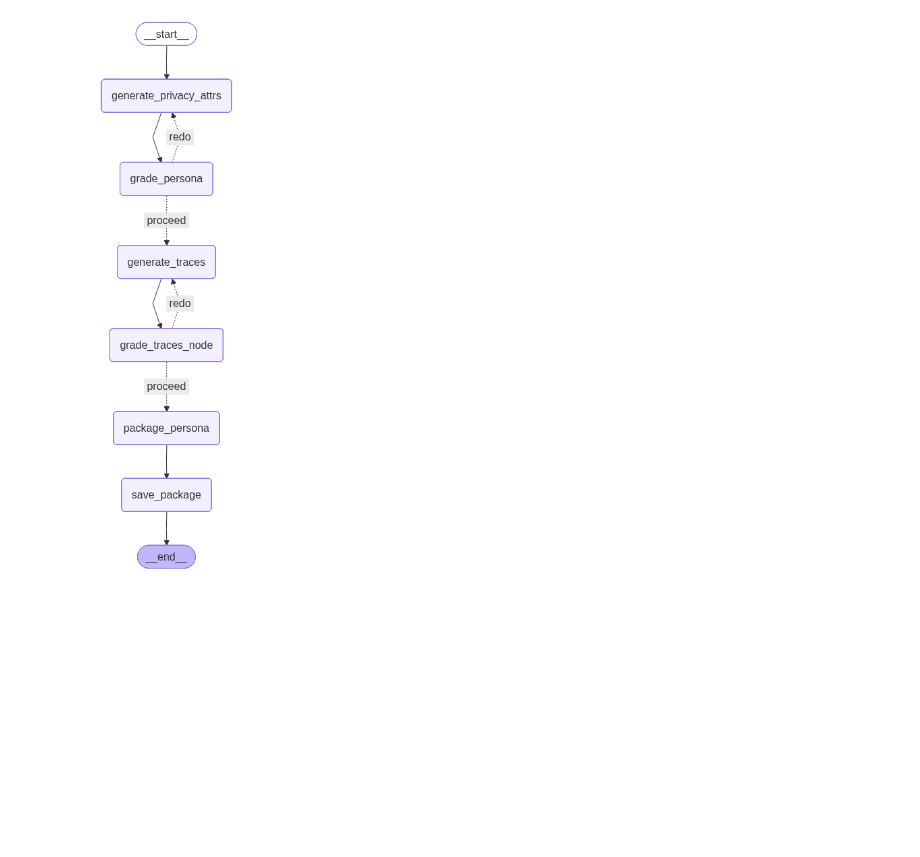
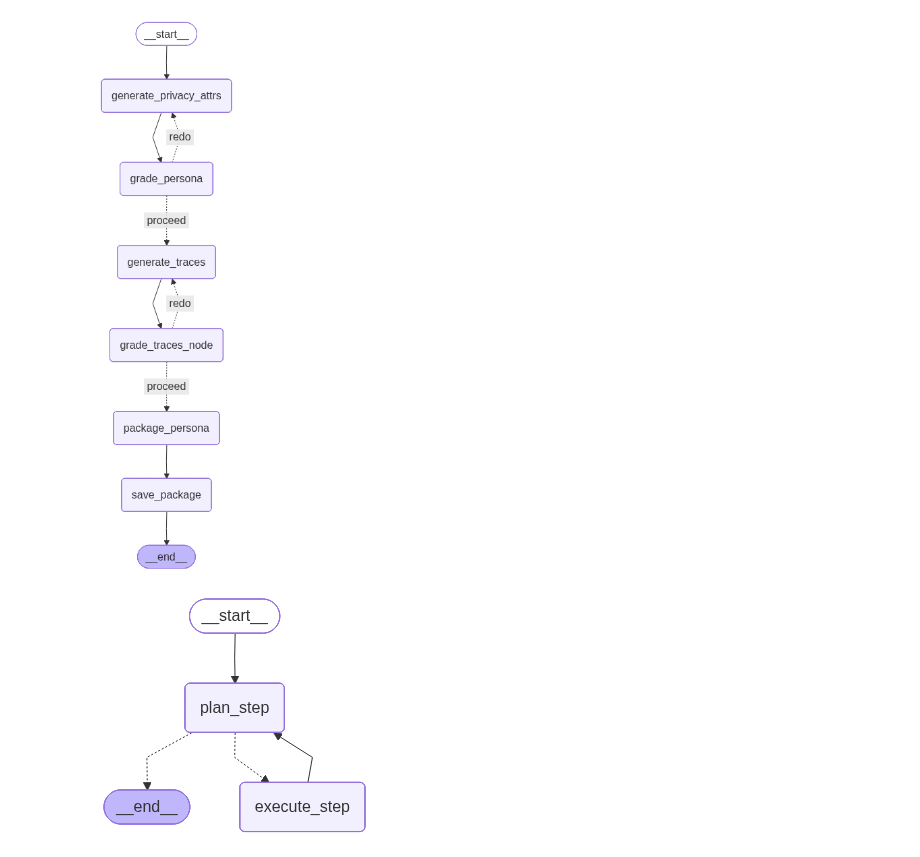
Before and after one commit to ibrikk/privacy-sandbox, a Jupyter notebook: backend/visualize_graph.ipynb, the cells around one changed output. Saved outputs shown, nothing was run; the diff lists cells and outputs as text; code cells hidden in the pictures; blank space fills up the shorter version.

```diff
--- a/backend/visualize_graph.ipynb
+++ b/backend/visualize_graph.ipynb
@@ -42,3 +42,30 @@ from IPython.display import Image, display
 display(Image(app.get_graph(xray=True).draw_mermaid_png()))
 # %% [output]
 [figure]
+# %%
+from agents.browsing_screenshots_agent.uiauto_agent.graph_agent import (
+    AgentState, plan_step, execute_step, should_continue
+)
+
+workflow = StateGraph(AgentState)
+workflow.add_node("plan_step", plan_step)
+workflow.add_node("execute_step", execute_step)
+
+workflow.set_entry_point("plan_step")
+workflow.add_conditional_edges(
+    "plan_step",
+    should_continue,
+    {
+        "execute_step": "execute_step",
+        END: END,
+    },
+)
+workflow.add_edge("execute_step", "plan_step")
+
+app = workflow.compile()
+# %%
+from IPython.display import Image, display
+
+display(Image(app.get_graph(xray=True).draw_mermaid_png()))
+# %% [output]
+[figure, added]
```
Also changed, not shown: 8 other files.
